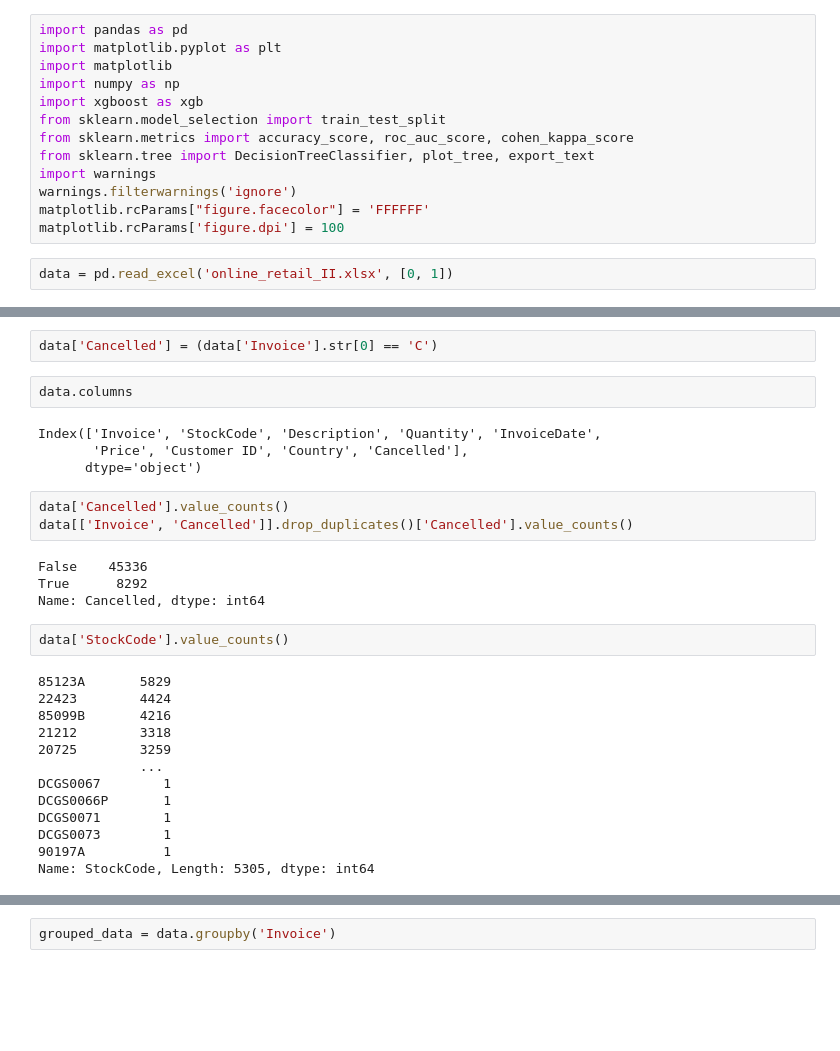
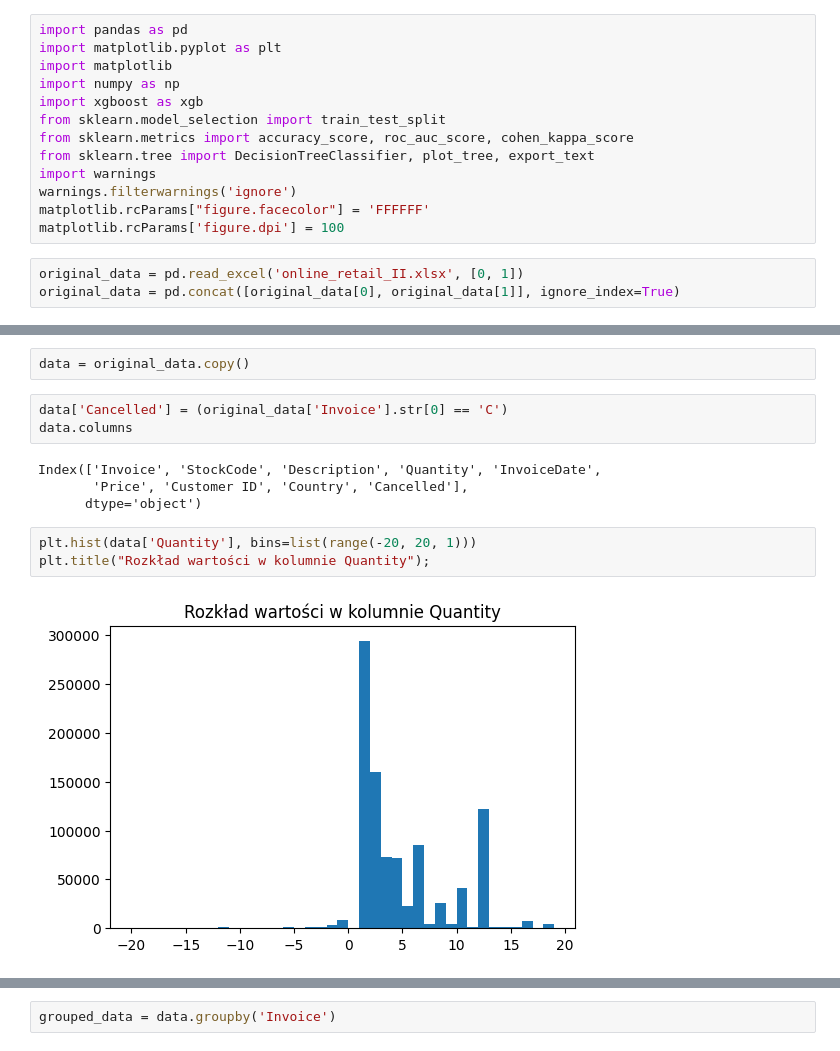
Before and after one commit to AdamGetBackToWork/WhateverBHL, a Jupyter notebook: main.ipynb, the cells around one changed output, grey strips where cells are left out. Drawn from its saved outputs; the diff is of its cells as text; blank space fills up the shorter version.

Commit message:
Made some graphs

```diff
--- a/main.ipynb
+++ b/main.ipynb
@@ -12,4 +12,5 @@ warnings.filterwarnings('ignore')
 matplotlib.rcParams["figure.facecolor"] = 'FFFFFF'
 matplotlib.rcParams['figure.dpi'] = 100
 # %%
-data = pd.read_excel('online_retail_II.xlsx', [0, 1])
+original_data = pd.read_excel('online_retail_II.xlsx', [0, 1])
+original_data = pd.concat([original_data[0], original_data[1]], ignore_index=True)
@@ -64,30 +17,14 @@ KeyboardInterrupt:
+# %%
+data = original_data.copy()
 # %%
-data['Cancelled'] = (data['Invoice'].str[0] == 'C')
+data['Cancelled'] = (original_data['Invoice'].str[0] == 'C')
+data.columns
+# %% [output]
+Index(['Invoice', 'StockCode', 'Description', 'Quantity', 'InvoiceDate',
+       'Price', 'Customer ID', 'Country', 'Cancelled'],
+      dtype='object')
-# %%
-data.columns
-# %% [output]
-Index(['Invoice', 'StockCode', 'Description', 'Quantity', 'InvoiceDate',
-       'Price', 'Customer ID', 'Country', 'Cancelled'],
-      dtype='object')
-# %%
-data['Cancelled'].value_counts()
-data[['Invoice', 'Cancelled']].drop_duplicates()['Cancelled'].value_counts()
-# %% [output]
-False    45336
-True      8292
-Name: Cancelled, dtype: int64
-# %%
-data['StockCode'].value_counts()
-# %% [output]
-85123A       5829
-22423        4424
-85099B       4216
-21212        3318
-20725        3259
-             ...
-DCGS0067        1
-DCGS0066P       1
-DCGS0071        1
-DCGS0073        1
-90197A          1
-Name: StockCode, Length: 5305, dtype: int64
+# %%
+plt.hist(data['Quantity'], bins=list(range(-20, 20, 1)))
+plt.title("Rozkład wartości w kolumnie Quantity");
+# %% [output]
+[figure, added]
```
Also changed, not shown: parts of 14 cells of this notebook.
